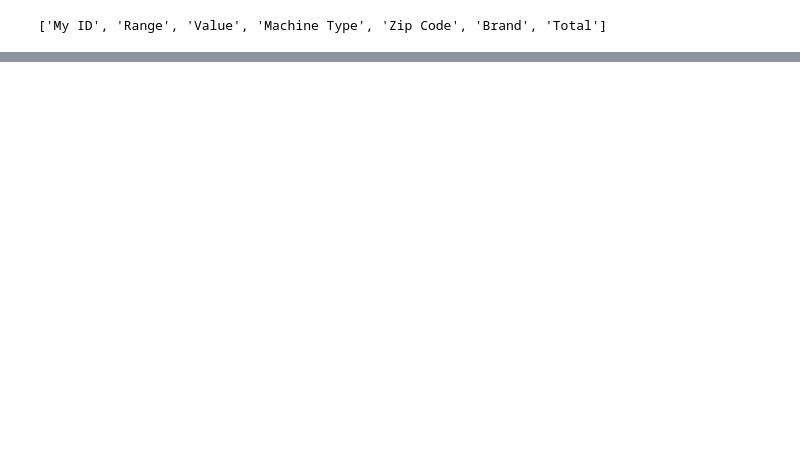
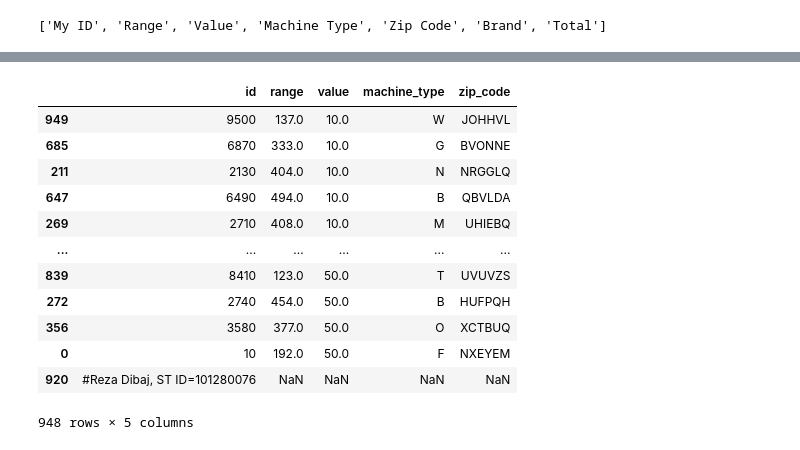
Before and after one commit to qlows/data_science, a Jupyter notebook: assignment3/assignment3.ipynb, the cells around one changed output, grey strips where cells are left out. Saved outputs shown, nothing was run; the diff lists cells and outputs as text; code cells hidden in the pictures; blank space fills up the shorter version.

```diff
--- a/assignment3/assignment3.ipynb
+++ b/assignment3/assignment3.ipynb
@@ -185,0 +254,4 @@ DF.head()
+# %%
+# Q18
+DF.columns = DF.columns.str.replace(" ", "_")
+DF.columns
@@ -185,0 +260,4 @@ DF.head()
+# %%
+# Q19
+DF.drop(["brand", "total"], axis = 1, inplace = True)
+DF.head()
@@ -185,0 +271,4 @@ DF.head()
+# %%
+# Q20
+DF.drop([2, 4], axis = 0, inplace=True)
+DF.head()
@@ -185,0 +298,18 @@ DF.head()
+# %%
+# Q22
+DF.sort_values("value", ascending = True)
+#DF.head()
+# %% [output]
+|  | id | range | value | machine_type | zip_code |
+| 949 | 9500 | 137.0 | 10.0 | W | JOHHVL |
+| 685 | 6870 | 333.0 | 10.0 | G | BVONNE |
+| 211 | 2130 | 404.0 | 10.0 | N | NRGGLQ |
+| 647 | 6490 | 494.0 | 10.0 | B | QBVLDA |
+| 269 | 2710 | 408.0 | 10.0 | M | UHIEBQ |
+| ... | ... | ... | ... | ... | ... |
+| 839 | 8410 | 123.0 | 50.0 | T | UVUVZS |
+| 272 | 2740 | 454.0 | 50.0 | B | HUFPQH |
+| 356 | 3580 | 377.0 | 50.0 | O | XCTBUQ |
+| 0 | 10 | 192.0 | 50.0 | F | NXEYEM |
+| 920 | #Reza Dibaj, ST ID=101280076 | NaN | NaN | NaN | NaN |
+948 rows × 5 columns
```
Also changed, not shown: parts of 18 cells of this notebook.
